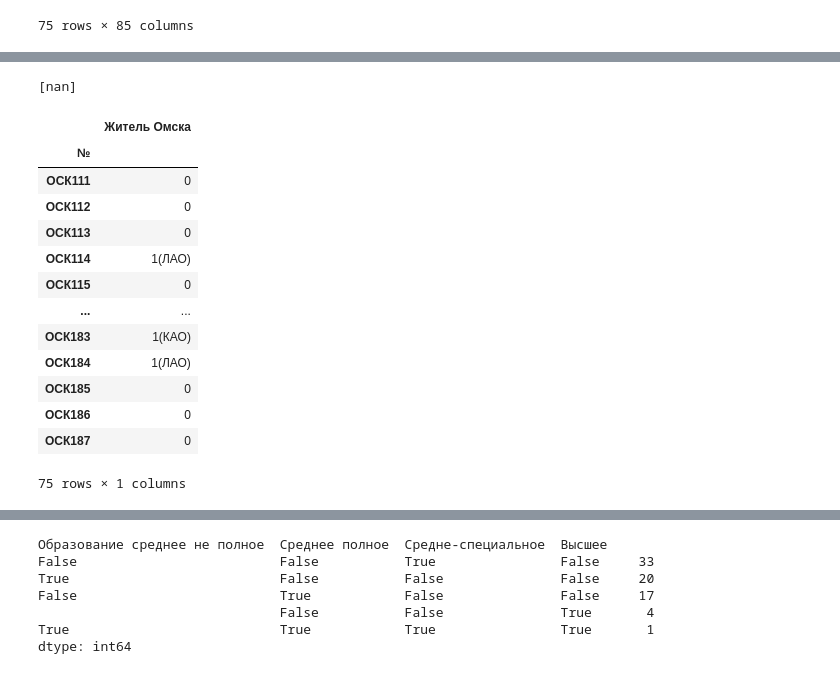
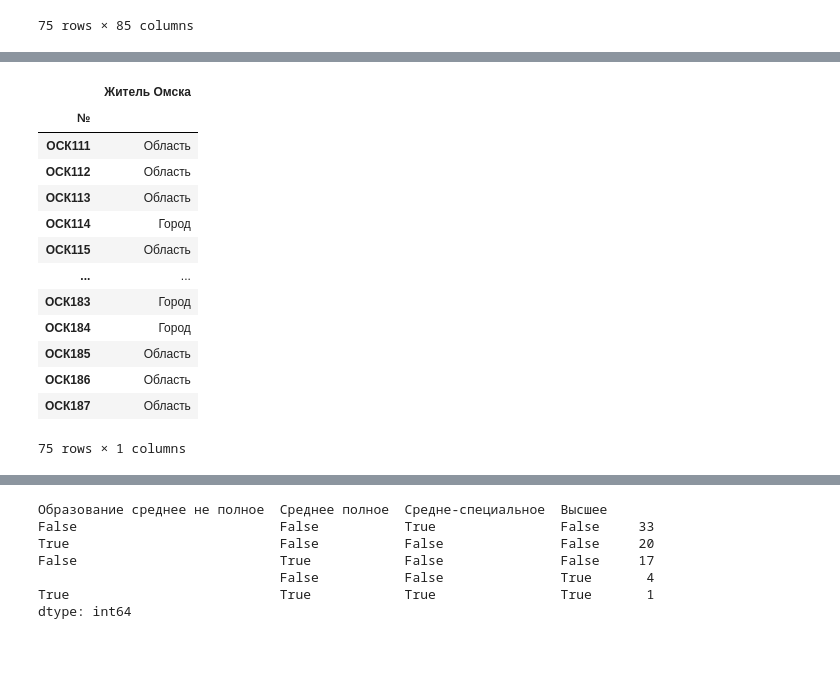
Before and after one commit to D-314/cyber-tuber, a Jupyter notebook: processing.ipynb, the cells around one changed output, grey strips where cells are left out. Cells and saved outputs as stored; diff of their text form; code cells hidden in the pictures.

```diff
--- a/processing.ipynb
+++ b/processing.ipynb
@@ -43,23 +42,20 @@ res.plot(kind = 'bar')
-# %%
-in_city = [(0 if (string[0] == '0') else 1 if (string[0] == '1') else np.nan) for string in df[['Житель Омска']].astype(str)]
-in_city
-# %% [output]
-[nan]
-# %%
-temp1 = df[['Житель Омска']].astype(str)
-temp1
-# %% [output]
-|  | Житель Омска |
-| № |  |
-| ОСК111 | 0 |
-| ОСК112 | 0 |
-| ОСК113 | 0 |
-| ОСК114 | 1(ЛАО) |
-| ОСК115 | 0 |
-| ... | ... |
-| ОСК183 | 1(КАО) |
-| ОСК184 | 1(ЛАО) |
-| ОСК185 | 0 |
-| ОСК186 | 0 |
-| ОСК187 | 0 |
-75 rows × 1 columns
+# %%
+in_city = df['Житель Омска'].astype(str).apply(lambda x: 'Область' if (x[0] == '0') else 'Город' if (x[0] == '1') else np.NAN)
+region = df['Житель Омска'].astype(str)+df['Житель ОО'].astype(str)
+region = region.str.extract(r'\((.*?)\)')
+df[['Житель Омска','Житель ОО']] = pd.concat([in_city, region], axis=1)
+# %% [output]
+|  | Житель Омска |
+| № |  |
+| ОСК111 | Область |
+| ОСК112 | Область |
+| ОСК113 | Область |
+| ОСК114 | Город |
+| ОСК115 | Область |
+| ... | ... |
+| ОСК183 | Город |
+| ОСК184 | Город |
+| ОСК185 | Область |
+| ОСК186 | Область |
+| ОСК187 | Область |
+75 rows × 1 columns
```
Also changed, not shown: parts of 5 cells of this notebook.
